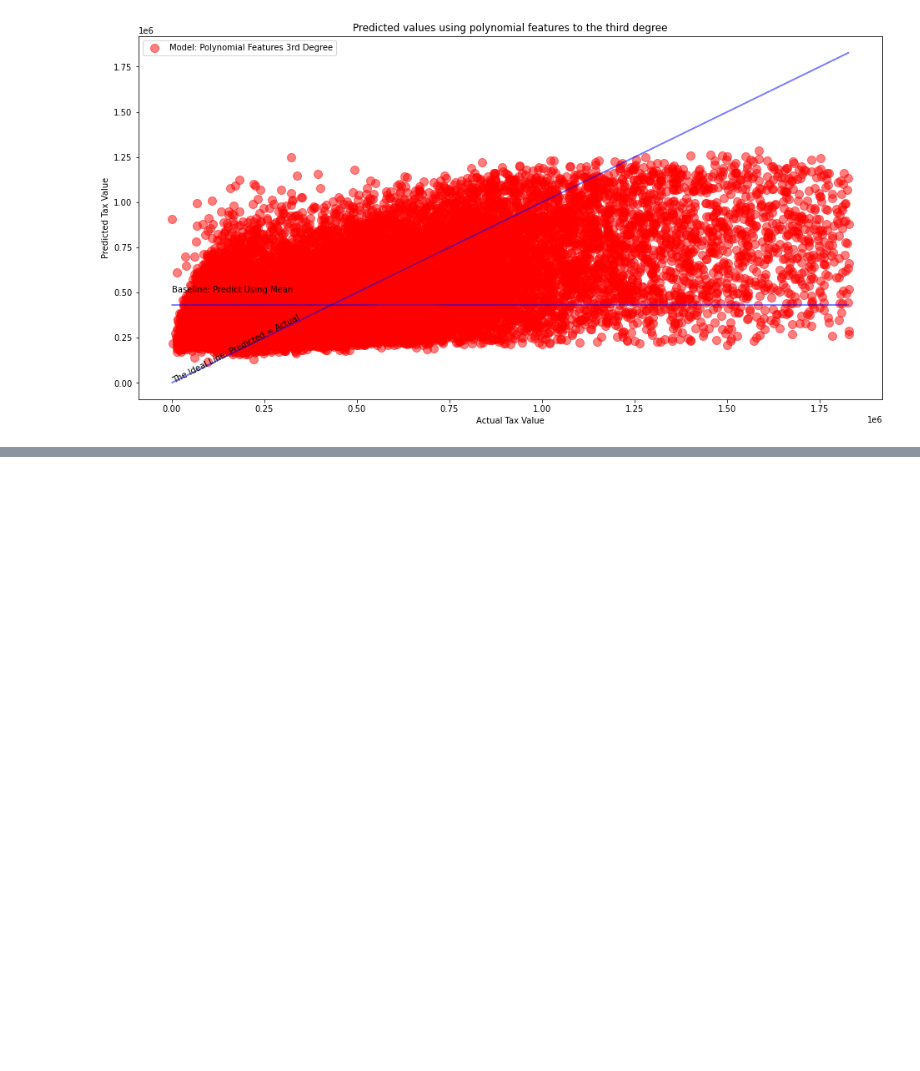
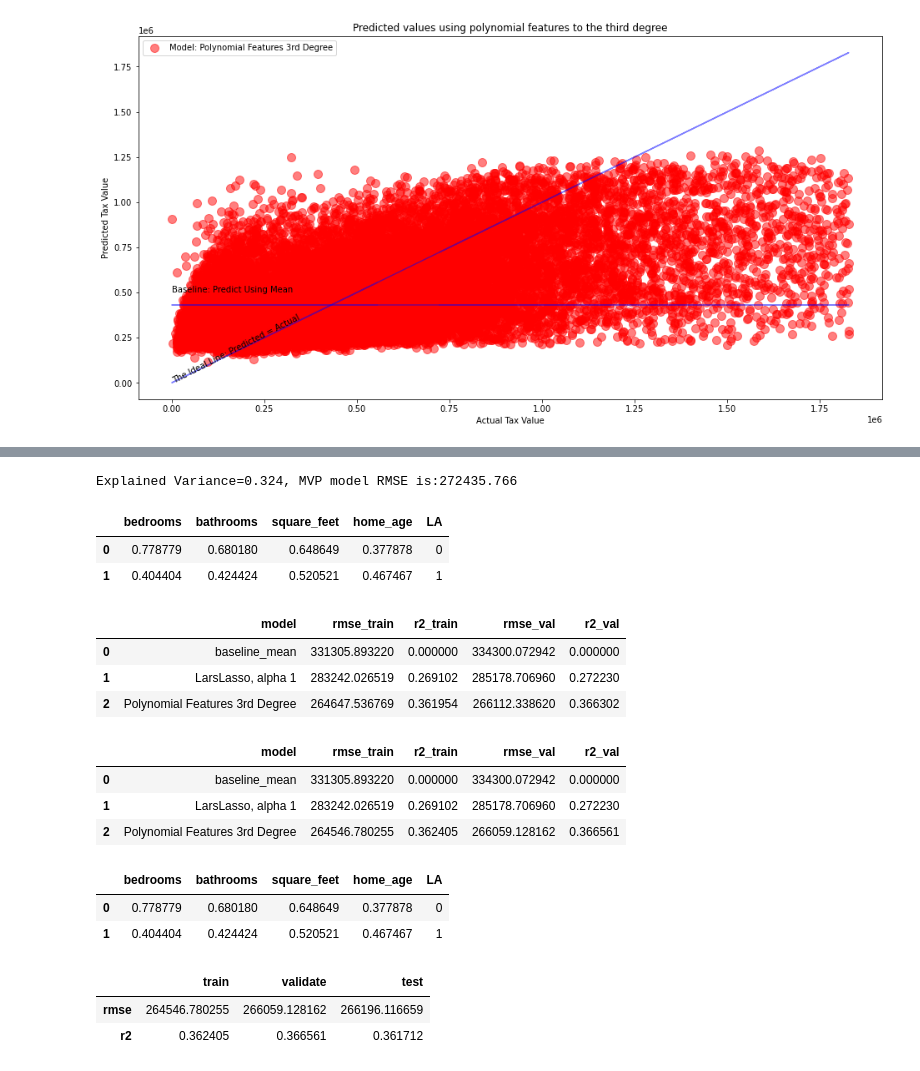
Before and after one commit to cristinalucin/regression-project, a Jupyter notebook: project_workbook.ipynb, the cells around one changed output, grey strips where cells are left out. Saved outputs shown, nothing was run; the diff lists cells and outputs as text; code cells hidden in the pictures; blank space fills up the shorter version.

Commit message:
updated final project workook and model file

```diff
--- a/project_workbook.ipynb
+++ b/project_workbook.ipynb
@@ -2176,0 +2197,13 @@ Explained Variance=0.324, MVP model RMSE is:272435.766
+# %%
+m.get_mvp_model_with_results(train,validate,test)
+# %% [output]
+Explained Variance=0.324, MVP model RMSE is:272435.766
+# %%
+#prep for modeling
+X_train, X_validate, X_test, y_train, y_validate, y_test = m.model4_prep(train,validate,test)
+# %%
+X_train.head(2)
+# %% [output]
+|  | bedrooms | bathrooms | square_feet | home_age | LA |
+| 0 | 0.778779 | 0.680180 | 0.648649 | 0.377878 | 0 |
+| 1 | 0.404404 | 0.424424 | 0.520521 | 0.467467 | 1 |
@@ -2176,0 +2274,14 @@ Explained Variance=0.324, MVP model RMSE is:272435.766
+# %%
+evaluate_models(X_train, y_train, X_validate, y_validate)
+# %% [output]
+|  | model | rmse_train | r2_train | rmse_val | r2_val |
+| 0 | baseline_mean | 331305.893220 | 0.000000 | 334300.072942 | 0.000000 |
+| 1 | LarsLasso, alpha 1 | 283242.026519 | 0.269102 | 285178.706960 | 0.272230 |
+| 2 | Polynomial Features 3rd Degree | 264647.536769 | 0.361954 | 266112.338620 | 0.366302 |
+# %%
+m.evaluate_models(X_train, y_train, X_validate, y_validate)
+# %% [output]
+|  | model | rmse_train | r2_train | rmse_val | r2_val |
+| 0 | baseline_mean | 331305.893220 | 0.000000 | 334300.072942 | 0.000000 |
+| 1 | LarsLasso, alpha 1 | 283242.026519 | 0.269102 | 285178.706960 | 0.272230 |
+| 2 | Polynomial Features 3rd Degree | 264546.780255 | 0.362405 | 266059.128162 | 0.366561 |
@@ -2177 +2291,7 @@ Explained Variance=0.324, MVP model RMSE is:272435.766
+# %%
+X_train.head(2)
+# %% [output]
+|  | bedrooms | bathrooms | square_feet | home_age | LA |
+| 0 | 0.778779 | 0.680180 | 0.648649 | 0.377878 | 0 |
+| 1 | 0.404404 | 0.424424 | 0.520521 | 0.467467 | 1 |
 # %%
@@ -2298,3 +2330,9 @@ def run_best_test(X_train, y_train, X_val, y_val, X_test, y_test):
                           })
 
     return results
+# %%
+m.evaluate_model_test(X_train, X_validate, X_test, y_train, y_validate, y_test)
+# %% [output]
+|  | train | validate | test |
+| rmse | 264546.780255 | 266059.128162 | 266196.116659 |
+| r2 | 0.362405 | 0.366561 | 0.361712 |
```
Also changed, not shown: parts of 11 cells of this notebook, 2 other files.
